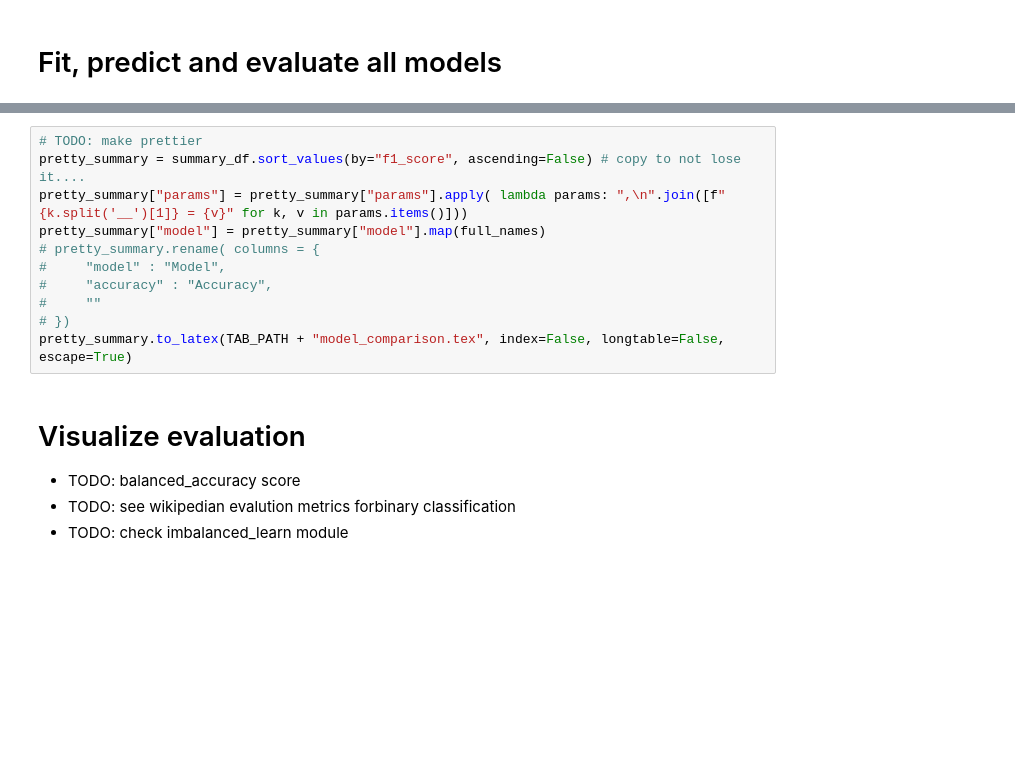
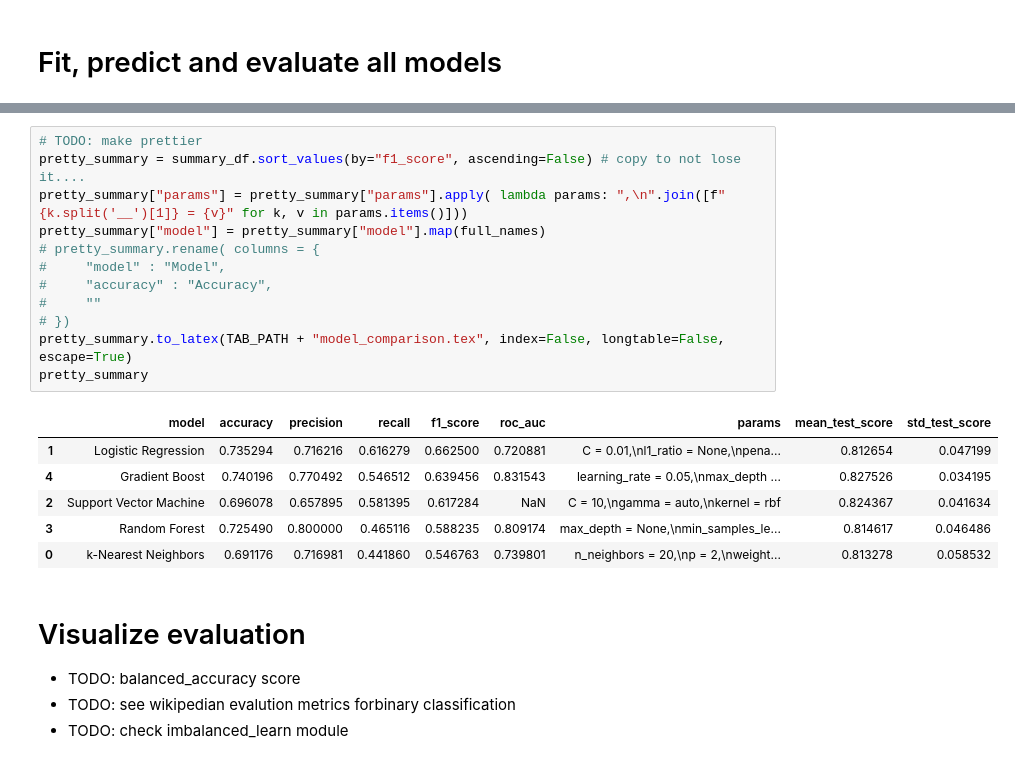
Before and after one commit to Vladislav-Antipin/DALAS-Project, a Jupyter notebook: notebooks/04-model_training.ipynb, the cells around one changed output, grey strips where cells are left out. Saved outputs shown, nothing was run; the diff lists cells and outputs as text; blank space fills up the shorter version.

```diff
--- a/notebooks/04-model_training.ipynb
+++ b/notebooks/04-model_training.ipynb
@@ -297,14 +335,22 @@ else:
 # %%
 # TODO: make prettier
 pretty_summary = summary_df.sort_values(by="f1_score", ascending=False) # copy to not lose it....
 pretty_summary["params"] = pretty_summary["params"].apply( lambda params: ",\n".join([f"{k.split('__')[1]} = {v}" for k, v in params.items()]))
 pretty_summary["model"] = pretty_summary["model"].map(full_names)
 # pretty_summary.rename( columns = {
 #     "model" : "Model",
 #     "accuracy" : "Accuracy",
 #     ""
 # })
 pretty_summary.to_latex(TAB_PATH + "model_comparison.tex", index=False, longtable=False, escape=True)
+pretty_summary
+# %% [output]
+|  | model | accuracy | precision | recall | f1_score | roc_auc | params | mean_test_score | std_test_score |
+| 1 | Logistic Regression | 0.735294 | 0.716216 | 0.616279 | 0.662500 | 0.720881 | C = 0.01,\nl1_ratio = None,\npena... | 0.812654 | 0.047199 |
+| 4 | Gradient Boost | 0.740196 | 0.770492 | 0.546512 | 0.639456 | 0.831543 | learning_rate = 0.05,\nmax_depth ... | 0.827526 | 0.034195 |
+| 2 | Support Vector Machine | 0.696078 | 0.657895 | 0.581395 | 0.617284 | NaN | C = 10,\ngamma = auto,\nkernel = rbf | 0.824367 | 0.041634 |
+| 3 | Random Forest | 0.725490 | 0.800000 | 0.465116 | 0.588235 | 0.809174 | max_depth = None,\nmin_samples_le... | 0.814617 | 0.046486 |
+| 0 | k-Nearest Neighbors | 0.691176 | 0.716981 | 0.441860 | 0.546763 | 0.739801 | n_neighbors = 20,\np = 2,\nweight... | 0.813278 | 0.058532 |
 # %% [markdown]
 # Visualize evaluation
 
```
Also changed, not shown: parts of 14 cells of this notebook, 6 other files.
